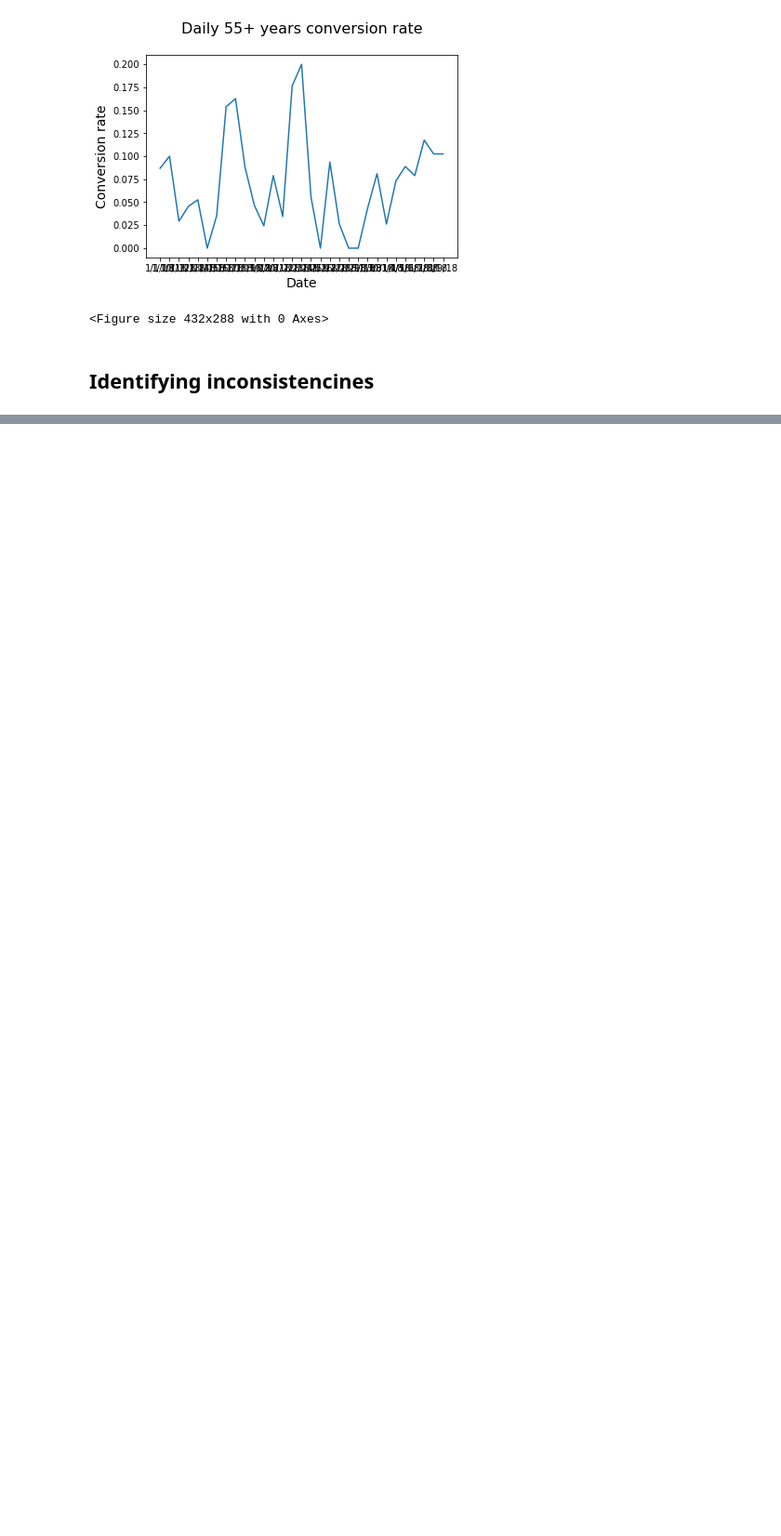
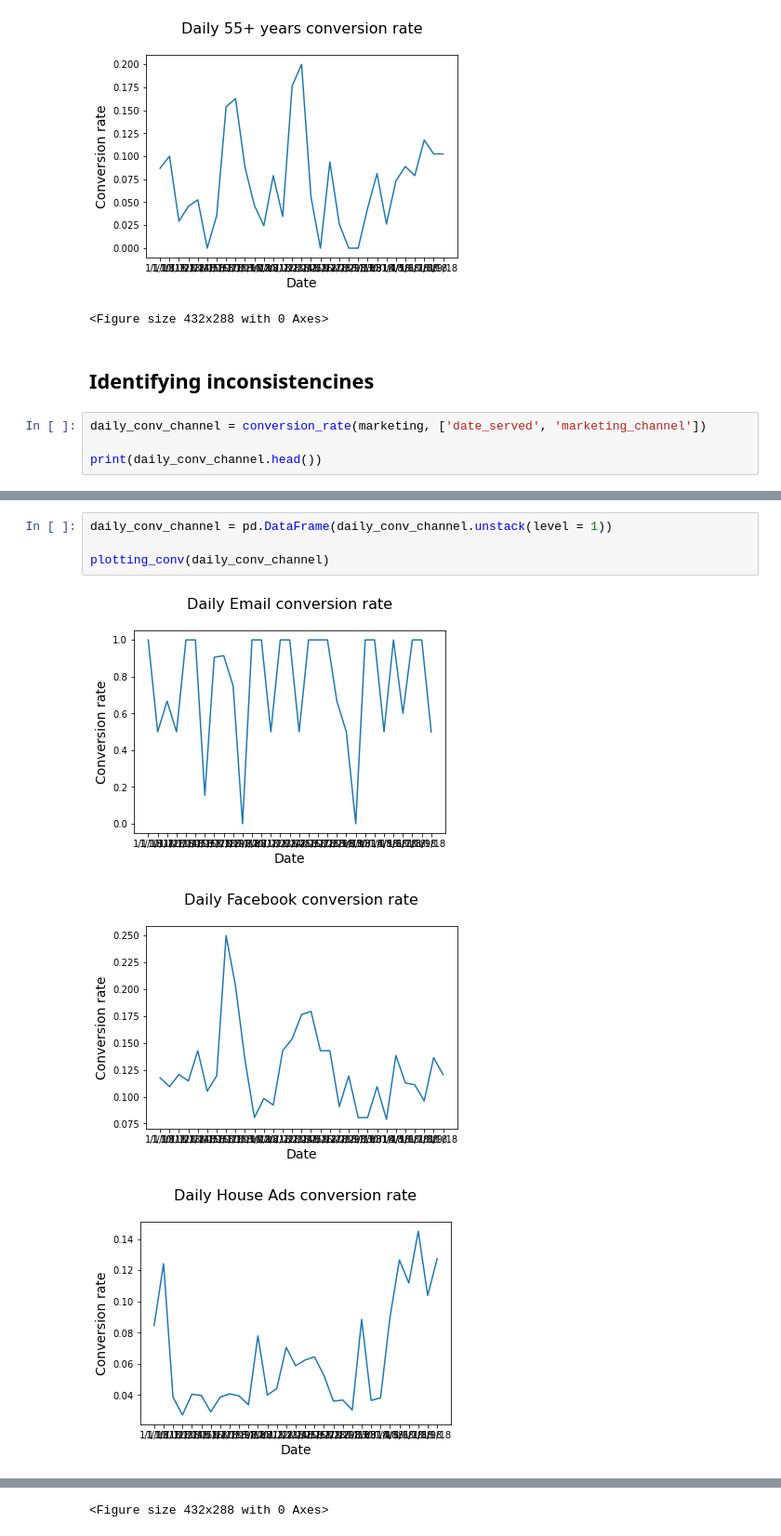
Before and after one commit to g3l0o/Marketing_Analytics-Analyzing_Marketing_Campaigns, a Jupyter notebook: Conversion Attribution.ipynb, the cells around one changed output, grey strips where cells are left out. Shown: that part at 93% size. Saved outputs shown, nothing was run; the diff lists cells and outputs as text; blank space fills up the shorter version.

```diff
--- a/Conversion Attribution.ipynb
+++ b/Conversion Attribution.ipynb
@@ -90,3 +90,7 @@ plotting_conv(age_group_df)
 <Figure size 432x288 with 0 Axes>
 # %% [markdown]
 ## Identifying inconsistencines
+# %%
+daily_conv_channel = conversion_rate(marketing, ['date_served', 'marketing_channel'])
+
+print(daily_conv_channel.head())
@@ -92,0 +105,8 @@ plotting_conv(age_group_df)
+# %%
+daily_conv_channel = pd.DataFrame(daily_conv_channel.unstack(level = 1))
+
+plotting_conv(daily_conv_channel)
+# %% [output]
+[figure, added]
+[figure, added]
+[figure, added]
@@ -92,0 +115 @@ plotting_conv(age_group_df)
+<Figure size 432x288 with 0 Axes>
```
Also changed, not shown: parts of 11 cells of this notebook.
